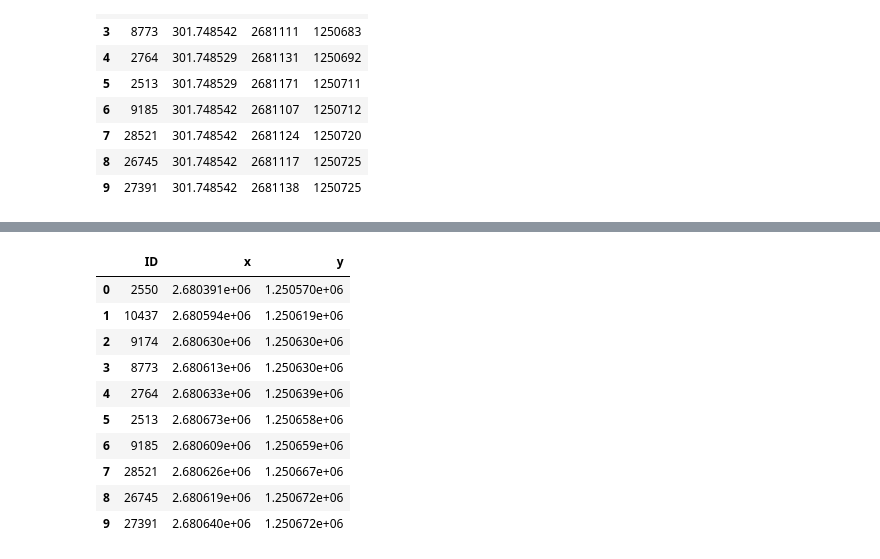
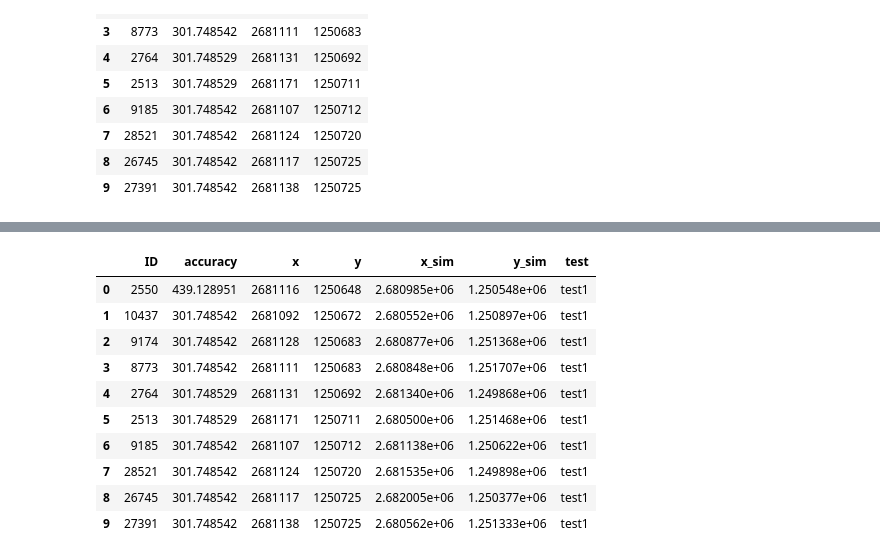
Before and after one commit to ratnavis/codingingis, a Jupyter notebook: 02_05_Punkte_einer_DataFrame_verschieben.ipynb, the cells around one changed output, grey strips where cells are left out. Cells and saved outputs as stored; diff of their text form; code cells hidden in the pictures.

```diff
--- a/02_05_Punkte_einer_DataFrame_verschieben.ipynb
+++ b/02_05_Punkte_einer_DataFrame_verschieben.ipynb
@@ -11,15 +12,15 @@ Nutze hier die Datei "zeckenstiche.csv" von letzter Woche (du kannst auch sie [h
 from myst_nb import glue
 # %%
 import pandas as pd
-import random
 
 def offset_coordinate(old, distance = 100):
+    import random
     new = old + random.normalvariate(0,distance)
-    return new
+
+    return(new)
 
 zeckenstiche = pd.read_csv("zeckenstiche.csv")
 
-
 zeckenstiche
 # %% [output]
 |  | ID | accuracy | x | y |
@@ -103,3 +64,11 @@ Bisher haben wir alle Punkte um die gleiche Distanz verschoben. Wenn wir unsere
+# %%
+# Musterlösung
+
+zeckenstiche["test1"] = "test1"
+
+zeckenstiche["test2"] = 10
+
+zeckenstiche["test3"] = [1,2,3,4,5,6,7,8,9,10]
 # %%
 zeckenstiche
 # %% [output]
@@ -118,0 +120,5 @@ Diese Spalte sagt was darüber aus, wie sicher der/die Nutzer\*in bei der Stando
+# %%
+# Musterlösung
+
+zeckenstiche["x_sim"] = zeckenstiche["x"].apply(offset_coordinate)
+zeckenstiche["y_sim"] = zeckenstiche["y"].apply(offset_coordinate)
@@ -118,0 +172,5 @@ Diese Spalte sagt was darüber aus, wie sicher der/die Nutzer\*in bei der Stando
+# %%
+# Musterlösung
+
+zeckenstiche["x_sim"] = zeckenstiche["x"].apply(offset_coordinate, distance = 10)
+zeckenstiche["y_sim"] = zeckenstiche["y"].apply(offset_coordinate, distance = 10)
@@ -119,18 +214,19 @@ Diese Spalte sagt was darüber aus, wie sicher der/die Nutzer\*in bei der Stando
 # %%
-zeckenstiche_sim["x"] = offset_coordinate(zeckenstiche["x"], distance = zeckenstiche["accuracy"])
+# Musterlösung
 
-zeckenstiche_sim["y"] = offset_coordinate(zeckenstiche["y"], distance = zeckenstiche["accuracy"])
+zeckenstiche["x_sim"] = zeckenstiche["x"].apply(offset_coordinate, distance = zeckenstiche["accuracy"])
+zeckenstiche["y_sim"] = zeckenstiche["y"].apply(offset_coordinate, distance = zeckenstiche["accuracy"])
 
-zeckenstiche_sim
+zeckenstiche
 # %% [output]
-|  | ID | x | y |
-| 0 | 2550 | 2.680391e+06 | 1.250570e+06 |
-| 1 | 10437 | 2.680594e+06 | 1.250619e+06 |
-| 2 | 9174 | 2.680630e+06 | 1.250630e+06 |
-| 3 | 8773 | 2.680613e+06 | 1.250630e+06 |
-| 4 | 2764 | 2.680633e+06 | 1.250639e+06 |
-| 5 | 2513 | 2.680673e+06 | 1.250658e+06 |
-| 6 | 9185 | 2.680609e+06 | 1.250659e+06 |
-| 7 | 28521 | 2.680626e+06 | 1.250667e+06 |
-| 8 | 26745 | 2.680619e+06 | 1.250672e+06 |
-| 9 | 27391 | 2.680640e+06 | 1.250672e+06 |
+|  | ID | accuracy | x | y | x_sim | y_sim | test |
+| 0 | 2550 | 439.128951 | 2681116 | 1250648 | 2.680985e+06 | 1.250548e+06 | test1 |
+| 1 | 10437 | 301.748542 | 2681092 | 1250672 | 2.680552e+06 | 1.250897e+06 | test1 |
+| 2 | 9174 | 301.748542 | 2681128 | 1250683 | 2.680877e+06 | 1.251368e+06 | test1 |
+| 3 | 8773 | 301.748542 | 2681111 | 1250683 | 2.680848e+06 | 1.251707e+06 | test1 |
+| 4 | 2764 | 301.748529 | 2681131 | 1250692 | 2.681340e+06 | 1.249868e+06 | test1 |
+| 5 | 2513 | 301.748529 | 2681171 | 1250711 | 2.680500e+06 | 1.251468e+06 | test1 |
+| 6 | 9185 | 301.748542 | 2681107 | 1250712 | 2.681138e+06 | 1.250622e+06 | test1 |
+| 7 | 28521 | 301.748542 | 2681124 | 1250720 | 2.681535e+06 | 1.249898e+06 | test1 |
+| 8 | 26745 | 301.748542 | 2681117 | 1250725 | 2.682005e+06 | 1.250377e+06 | test1 |
+| 9 | 27391 | 301.748542 | 2681138 | 1250725 | 2.680562e+06 | 1.251333e+06 | test1 |
```
Also changed, not shown: parts of 30 cells of this notebook, 14 other files.
